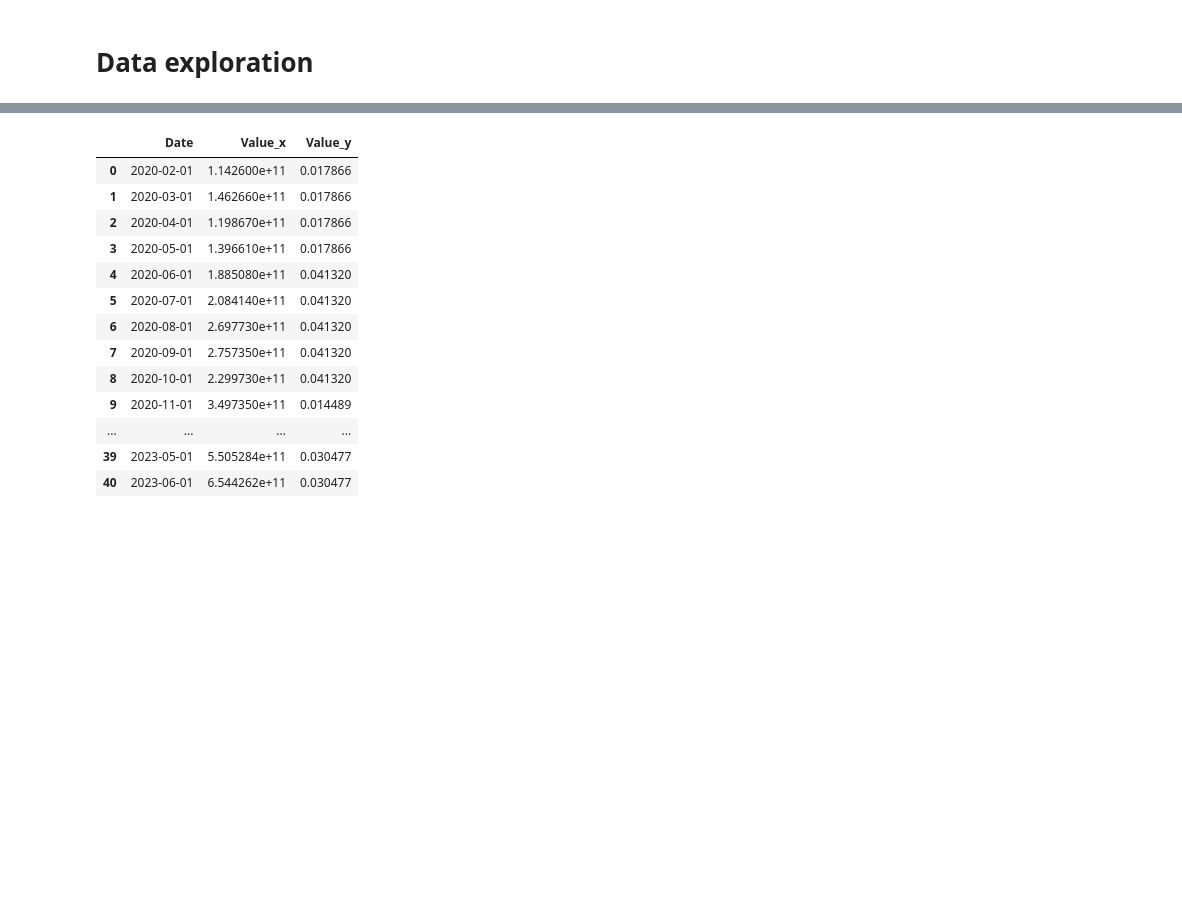
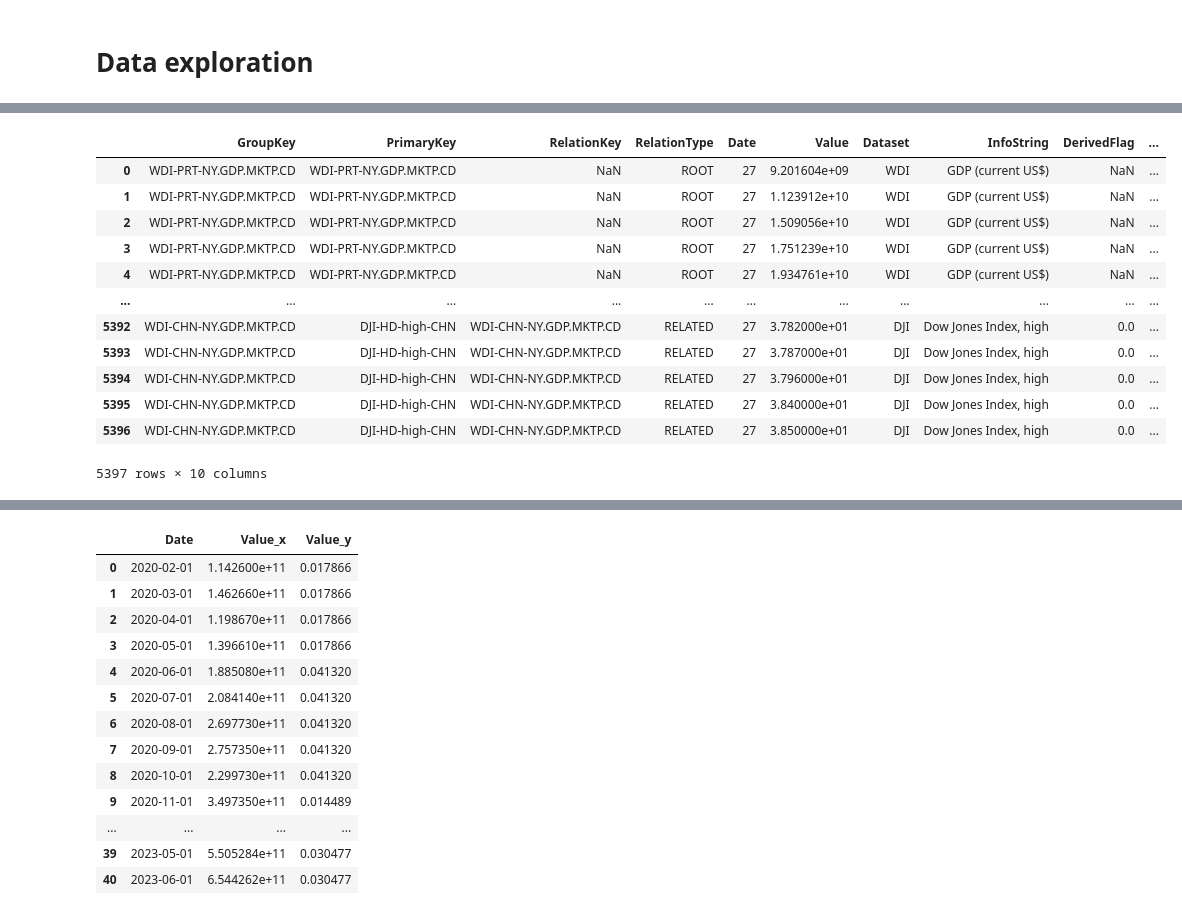
Before and after one commit to eugenio-santos/rootanalysis, a Jupyter notebook: src/nonagregated/data_exploration.ipynb, the cells around one changed output, grey strips where cells are left out. Cells and saved outputs as stored; diff of their text form; code cells hidden in the pictures; blank space fills up the shorter version.

Commit message:
Agregated work
Mostly leaf and lv analysis work, implemented different input args for rootA

```diff
--- a/src/nonagregated/data_exploration.ipynb
+++ b/src/nonagregated/data_exploration.ipynb
@@ -36,0 +49,17 @@ dd = df
+# %%
+df['Date2'] = df['Value'] *2
+df
+# %% [output]
+|  | GroupKey | PrimaryKey | RelationKey | RelationType | Date | Value | Dataset | InfoString | DerivedFlag | ... |
+| 0 | WDI-PRT-NY.GDP.MKTP.CD | WDI-PRT-NY.GDP.MKTP.CD | NaN | ROOT | 27 | 9.201604e+09 | WDI | GDP (current US$) | NaN | ... |
+| 1 | WDI-PRT-NY.GDP.MKTP.CD | WDI-PRT-NY.GDP.MKTP.CD | NaN | ROOT | 27 | 1.123912e+10 | WDI | GDP (current US$) | NaN | ... |
+| 2 | WDI-PRT-NY.GDP.MKTP.CD | WDI-PRT-NY.GDP.MKTP.CD | NaN | ROOT | 27 | 1.509056e+10 | WDI | GDP (current US$) | NaN | ... |
+| 3 | WDI-PRT-NY.GDP.MKTP.CD | WDI-PRT-NY.GDP.MKTP.CD | NaN | ROOT | 27 | 1.751239e+10 | WDI | GDP (current US$) | NaN | ... |
+| 4 | WDI-PRT-NY.GDP.MKTP.CD | WDI-PRT-NY.GDP.MKTP.CD | NaN | ROOT | 27 | 1.934761e+10 | WDI | GDP (current US$) | NaN | ... |
+| ... | ... | ... | ... | ... | ... | ... | ... | ... | ... | ... |
+| 5392 | WDI-CHN-NY.GDP.MKTP.CD | DJI-HD-high-CHN | WDI-CHN-NY.GDP.MKTP.CD | RELATED | 27 | 3.782000e+01 | DJI | Dow Jones Index, high | 0.0 | ... |
+| 5393 | WDI-CHN-NY.GDP.MKTP.CD | DJI-HD-high-CHN | WDI-CHN-NY.GDP.MKTP.CD | RELATED | 27 | 3.787000e+01 | DJI | Dow Jones Index, high | 0.0 | ... |
+| 5394 | WDI-CHN-NY.GDP.MKTP.CD | DJI-HD-high-CHN | WDI-CHN-NY.GDP.MKTP.CD | RELATED | 27 | 3.796000e+01 | DJI | Dow Jones Index, high | 0.0 | ... |
+| 5395 | WDI-CHN-NY.GDP.MKTP.CD | DJI-HD-high-CHN | WDI-CHN-NY.GDP.MKTP.CD | RELATED | 27 | 3.840000e+01 | DJI | Dow Jones Index, high | 0.0 | ... |
+| 5396 | WDI-CHN-NY.GDP.MKTP.CD | DJI-HD-high-CHN | WDI-CHN-NY.GDP.MKTP.CD | RELATED | 27 | 3.850000e+01 | DJI | Dow Jones Index, high | 0.0 | ... |
+5397 rows × 10 columns
```
Also changed, not shown: parts of 6 cells of this notebook, 12 other files.
